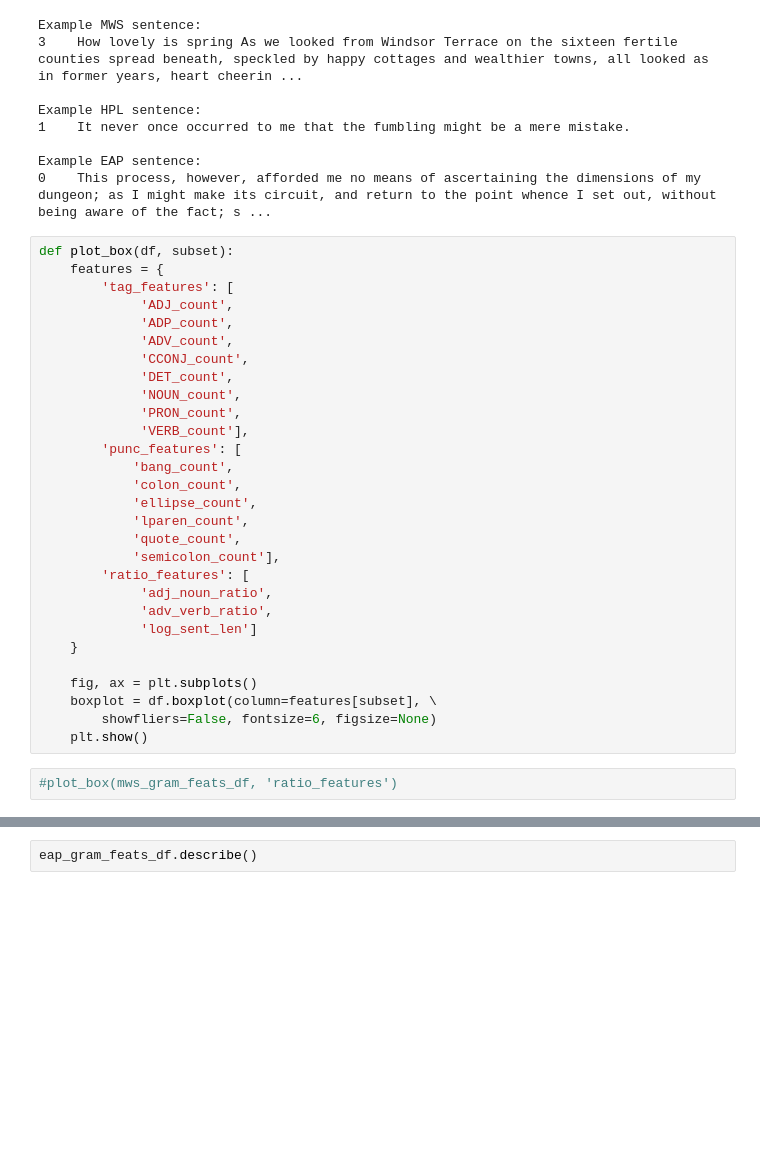
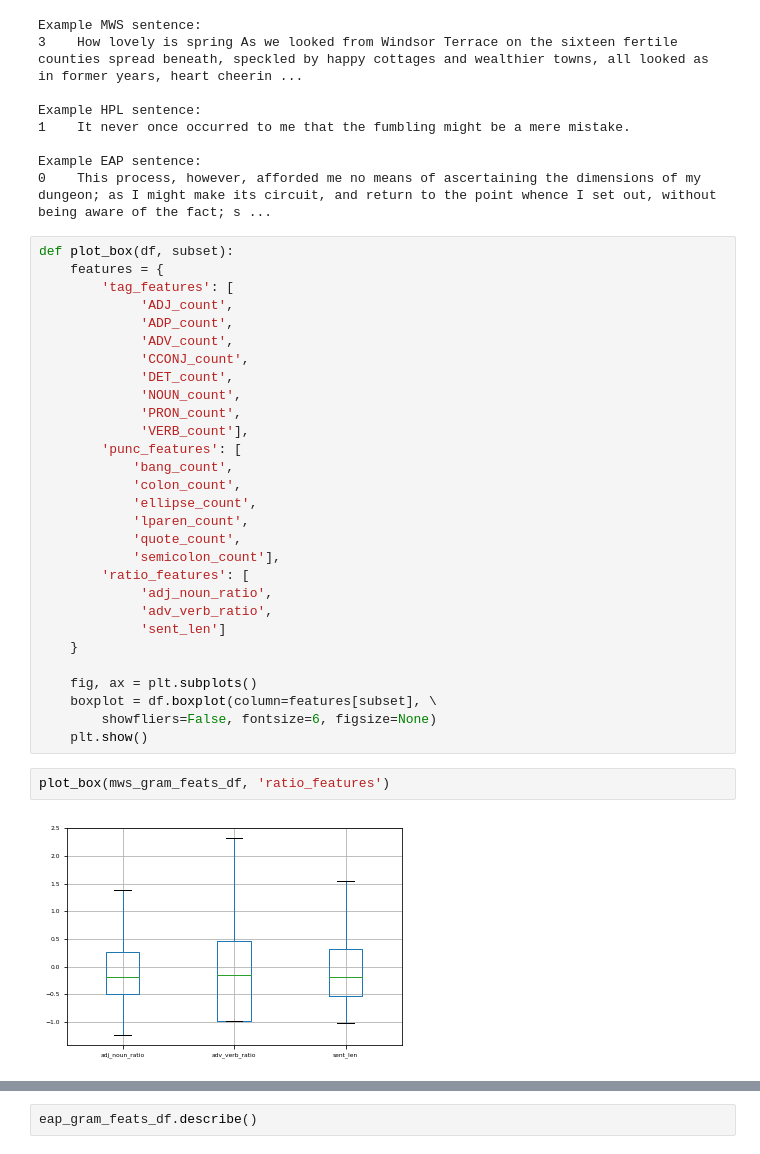
Before and after one commit to happythenewsad/cis545project, a Jupyter notebook: main.ipynb, the cells around one changed output, grey strips where cells are left out. Drawn from its saved outputs; the diff is of its cells as text; blank space fills up the shorter version.

```diff
--- a/main.ipynb
+++ b/main.ipynb
@@ -380,7 +372,7 @@ def plot_box(df, subset):
         'ratio_features': [
              'adj_noun_ratio',
              'adv_verb_ratio',
-             'log_sent_len']
+             'sent_len']
     }
 
     fig, ax = plt.subplots()
@@ -388,5 +380,7 @@ def plot_box(df, subset):
         showfliers=False, fontsize=6, figsize=None)
     plt.show()
 # %%
-#plot_box(mws_gram_feats_df, 'ratio_features')
+plot_box(mws_gram_feats_df, 'ratio_features')
+# %% [output]
+[figure, added]
 # %%
```
Also changed, not shown: parts of 25 cells of this notebook.
